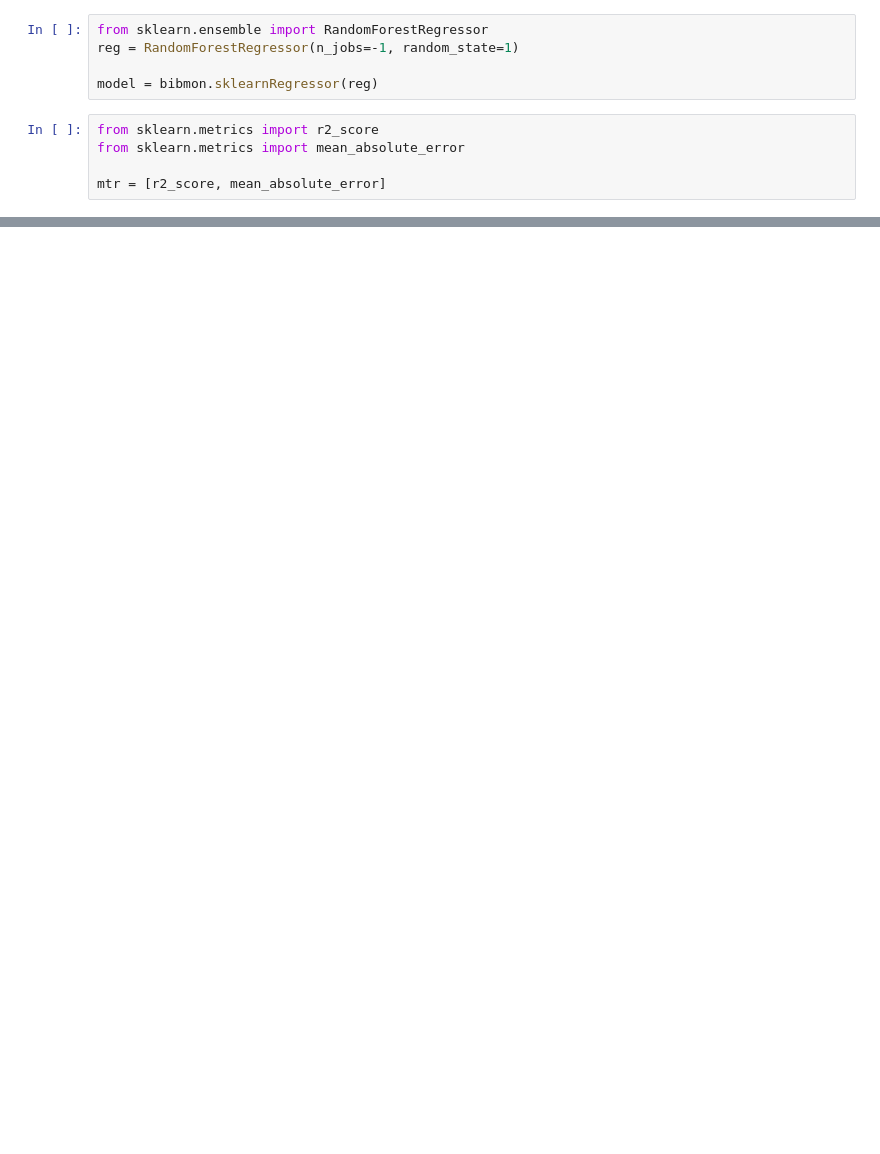
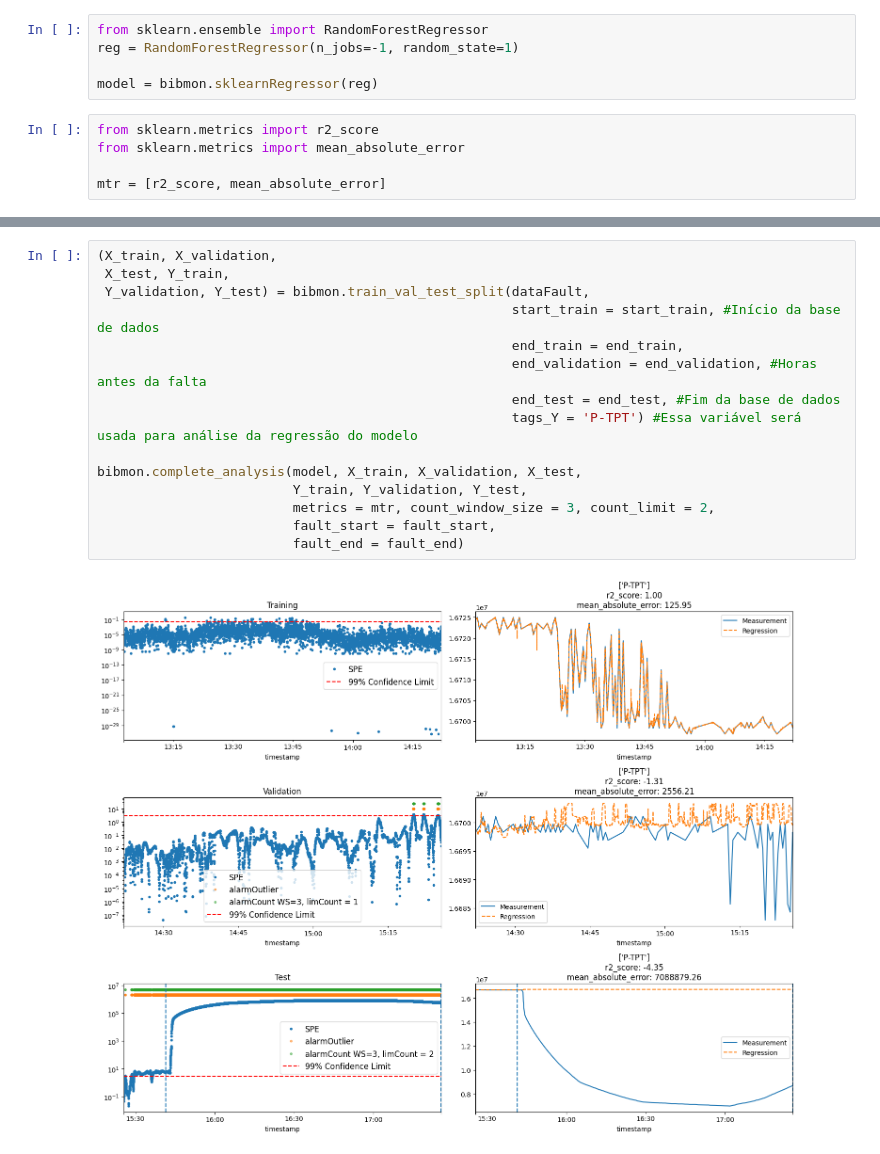
Before and after one commit to infingardi/BibMon, a Jupyter notebook: docs/source/tutorial_finding_best_tag_Y_evaluation.ipynb, the cells around one changed output, grey strips where cells are left out. Drawn from its saved outputs; the diff is of its cells as text; blank space fills up the shorter version.

```diff
--- a/docs/source/tutorial_finding_best_tag_Y_evaluation.ipynb
+++ b/docs/source/tutorial_finding_best_tag_Y_evaluation.ipynb
@@ -466,0 +531,17 @@ tab_pred[0]
+# %%
+(X_train, X_validation,
+ X_test, Y_train,
+ Y_validation, Y_test) = bibmon.train_val_test_split(dataFault,
+                                                     start_train = start_train, #Início da base de dados
+                                                     end_train = end_train,
+                                                     end_validation = end_validation, #Horas antes da falta
+                                                     end_test = end_test, #Fim da base de dados
+                                                     tags_Y = 'P-TPT') #Essa variável será usada para análise da regressão do modelo
+
+bibmon.complete_analysis(model, X_train, X_validation, X_test,
+                         Y_train, Y_validation, Y_test,
+                         metrics = mtr, count_window_size = 3, count_limit = 2,
+                         fault_start = fault_start,
+                         fault_end = fault_end)
+# %% [output]
+[figure, added]
```
Also changed, not shown: parts of 16 cells of this notebook.
